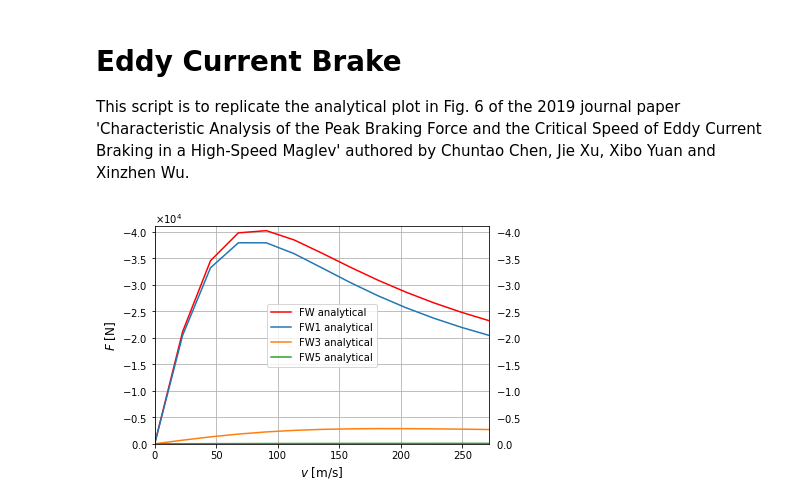
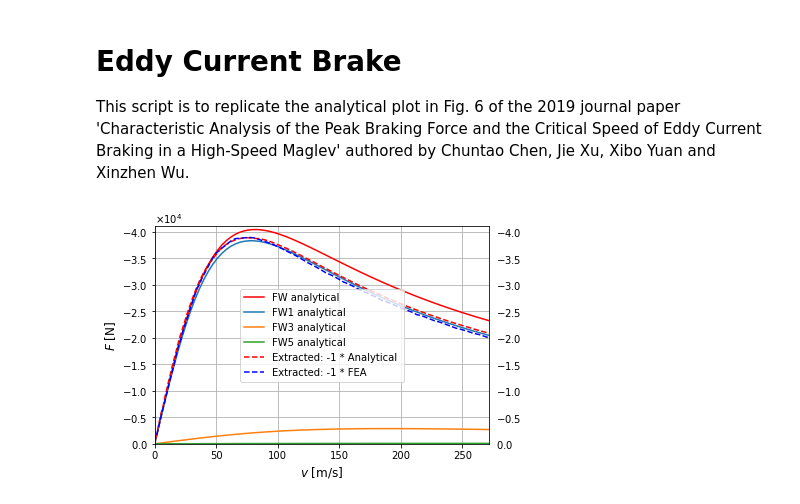
Before and after one commit to p-nieke/eddycurrentbrake, a Jupyter notebook: eddycurrentbrake.ipynb, the cells around one changed output. Cells and saved outputs as stored; diff of their text form; code cells hidden in the pictures.

Commit message:
Add data and adapt script for comparison with fig.6 from paper

```diff
--- a/eddycurrentbrake.ipynb
+++ b/eddycurrentbrake.ipynb
@@ -23,7 +24,7 @@ w = 0.2                      # Model depth in m
 sigma = 10**6                # Induction plate conductivity in S/m
 
 # Variables
-v = np.linspace(0,vmax,273)  # Velocity in m/s
+v = np.linspace(0,vmax,76)  # Velocity in m/s
 no = np.array([1,3,5])      # Number of harmonic (no unit)
 # %%
 # Calculate Carter coefficient and modified air gap length
@@ -77,21 +78,30 @@ for i in range(0,len(no)):
     fwstore[i,:] = fwn
     fw = fw + fwstore[i,:]
 # %%
-# Plot nth harmonic of the braking force FWn
+# Import extracted data from paper
+# Data has been extracted via WebPlotDigitizer
+
+ana = pd.read_csv('figure6_AnalyticalSolution_WebPlotDigitizer_AutomaticExtraction_Win10px10px.csv')
+fea = pd.read_csv('figure6_FEASolution_WebPlotDigitizer_AutomaticExtraction_Win10px10px.csv')
+
+# Plot results
+
 xtitle = '$v$ [m/s]'
 ytitle = '$F$ [N]'
 
 fig, ax = plt.subplots(nrows=1, ncols=1)
 ax.plot(v, fw, color='red', label='FW analytical')
 for i in range(0,len(no)):
     ax.plot(v, fwstore[i,:], label='FW{} analytical'.format(no[i]))
+ax.plot(ana['v'],-ana['F'], color='red', linestyle='dashed', label='Extracted: -1 * Analytical ')
+ax.plot(fea['v'],-fea['F'], color='blue', linestyle='dashed', label='Extracted: -1 * FEA')
 ax.set_xlabel(xtitle, fontsize='large')
 ax.set_ylabel(ytitle, fontsize='large')
 ax.set_xlim([0,vmax])
 ax.set_ylim([0,-4.1*10**4])
 ax.legend()
 ax.grid()
 ax.ticklabel_format(style='sci', axis='y', scilimits=(0,0), useMathText=True)
 ax.tick_params(labelright=True)
 # %% [output]
-[figure, old version]
+[figure, new version]
```
Also changed, not shown: parts of 1 cell of this notebook, 2 other files.
